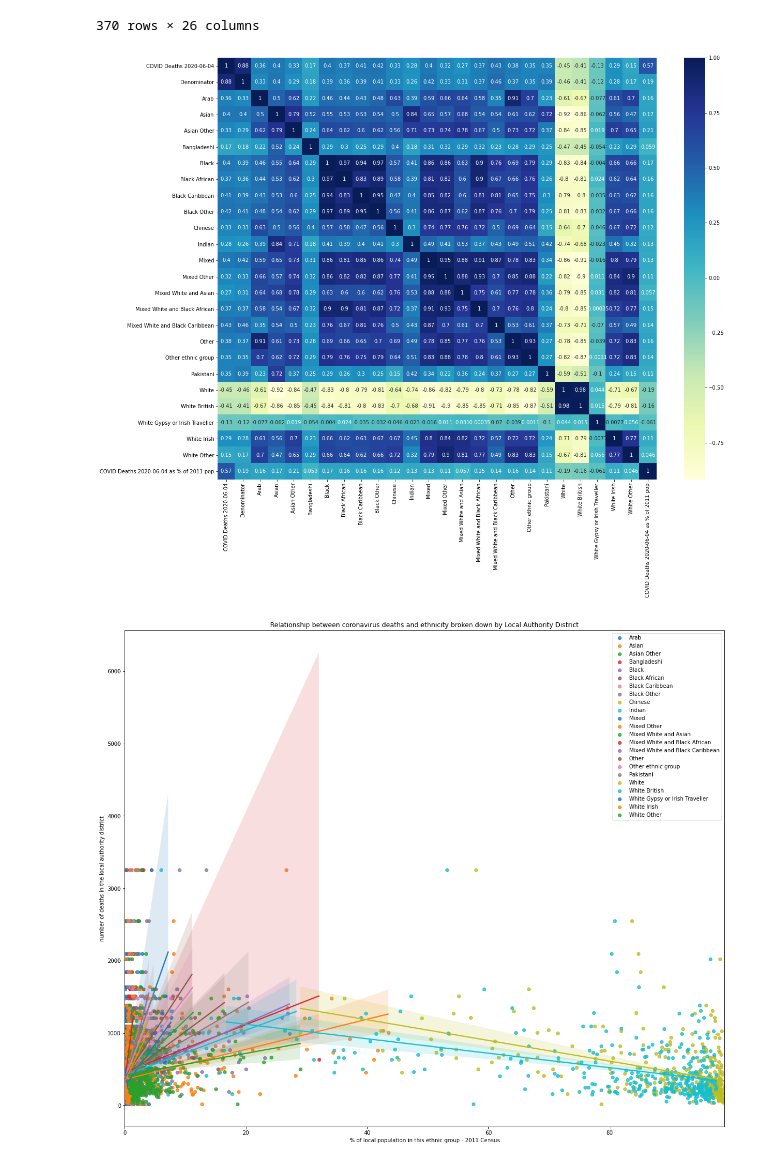
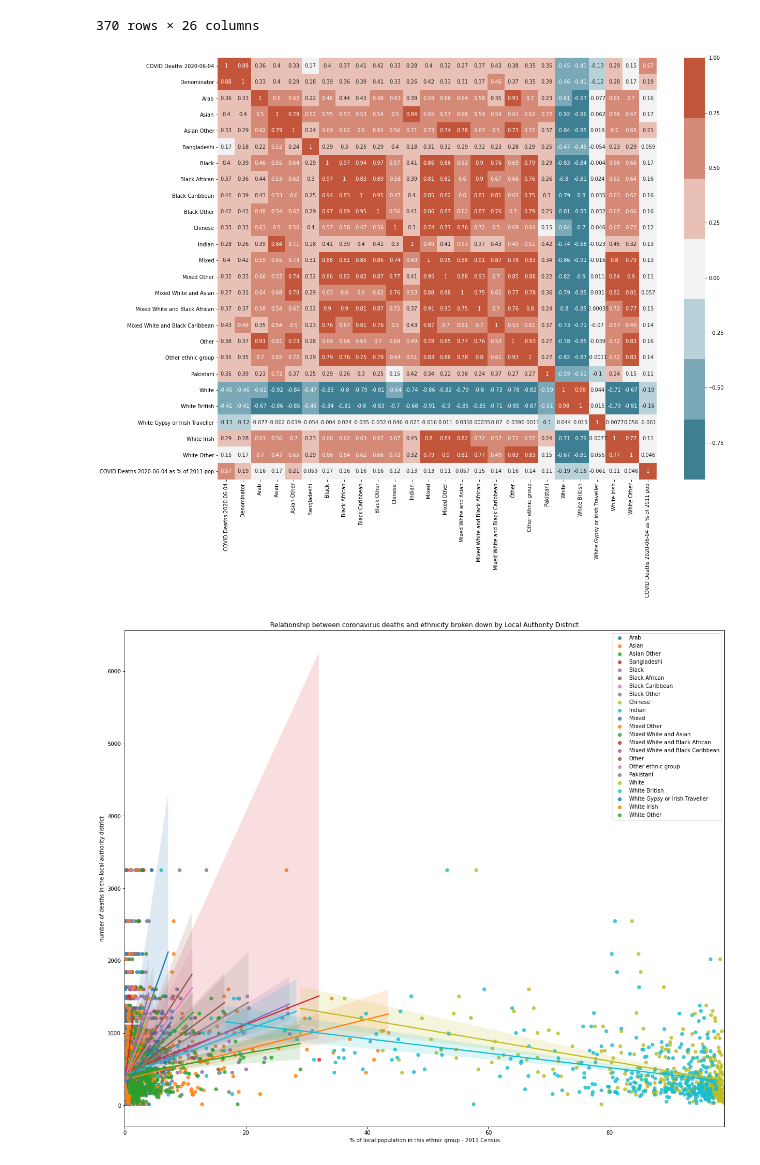
Before and after one commit to Quotennial/covid_bame, a Jupyter notebook: notebooks/csv_data_imports.ipynb, the cells around one changed output. Drawn from its saved outputs; the diff is of its cells as text; code cells hidden in the pictures.

```diff
--- a/notebooks/csv_data_imports.ipynb
+++ b/notebooks/csv_data_imports.ipynb
@@ -39,13 +39,13 @@ df["COVID Deaths 2020-06-04 as % of 2011 pop"] = df["COVID Deaths 2020-06-04"]/d
 # %%
 
 #correlation matrix of relevant variables
 plt.figure(figsize=(19, 15))
 corrMatrix = df.corr()
-sns.heatmap(corrMatrix, annot=True, cmap="YlGnBu")
+sns.heatmap(corrMatrix, annot=True, cmap=sns.diverging_palette(220, 20, n=7))
 # plt.show()
 plt.savefig("../reports/figures/corrmat.png")
 # %% [output]
-[figure, old version]
+[figure, new version]
 # %%
 fig, ax = plt.subplots(figsize=(20,17))
 
```
